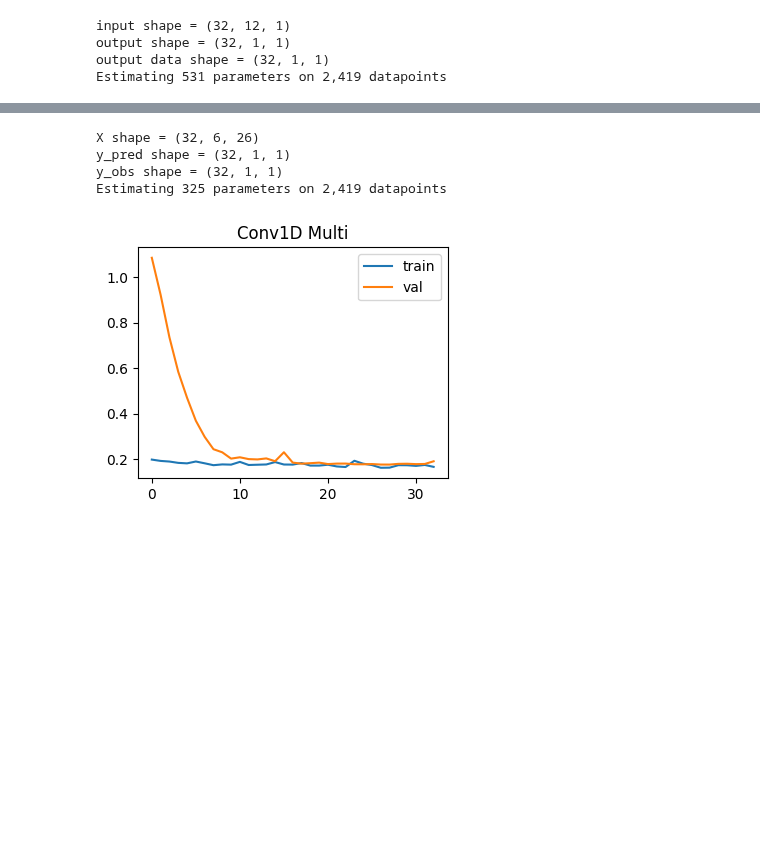
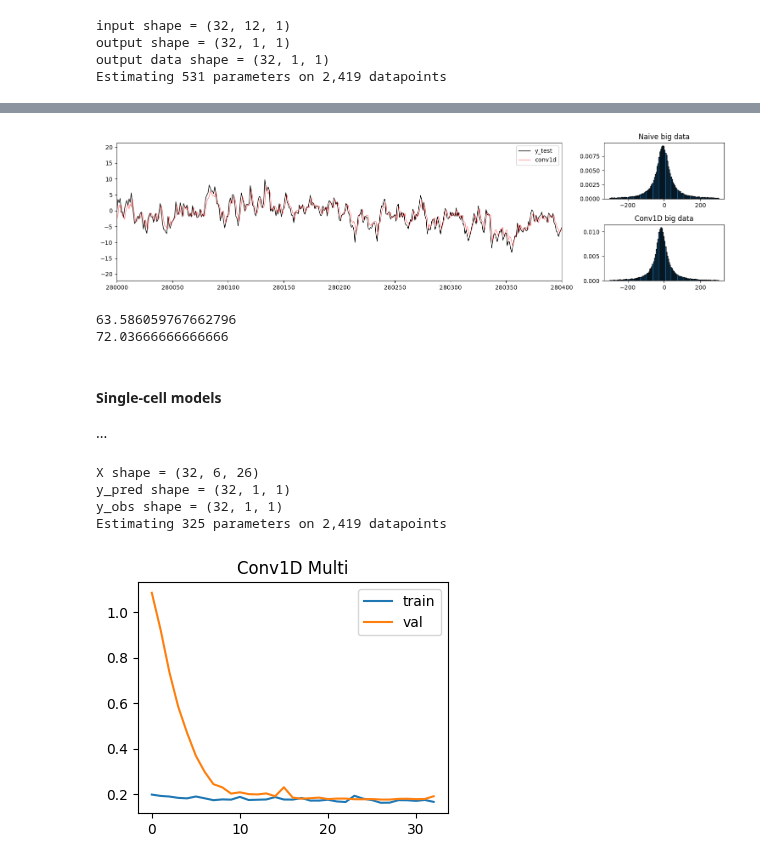
Before and after one commit to robetatis/study_notes_ml, a Jupyter notebook: demand.ipynb, the cells around one changed output, grey strips where cells are left out. Drawn from its saved outputs; the diff is of its cells as text; code cells hidden in the pictures; blank space fills up the shorter version.

```diff
--- a/demand.ipynb
+++ b/demand.ipynb
@@ -325,0 +379,2 @@ The above models only predict a single series
+# %%
+ypred_conv_bigdata = make_ypred(conv_bigdata, w_conv_bigdata, big_datasets['train_mean']['x'], big_datasets['train_sd']['x'])
@@ -326,3 +391,47 @@ The above models only predict a single series
+# %%
+ypred['conv_bigdata'] = ypred_conv_bigdata
+err_rel['conv_bigdata'] = 100. * (ypred['conv_bigdata'] - big_datasets['test_df_original']['x']) / big_datasets['test_df_original']['x']
+err_abs['conv_bigdata'] = ypred['conv_bigdata'] - big_datasets['test_df_original']['x']
+
+# add ypred for naive big data baseline model
+ypred_naive_bigdata = big_datasets['test_df_original']['x'][:-1].values
+ytest_naive_bigdata = big_datasets['test_df_original']['x'][1:].values
+ypred['naive_bigdata'] = ypred_naive_bigdata
+err_rel['naive_bigdata'] = 100. * (ypred['naive_bigdata'] - ytest_naive_bigdata)/ytest_naive_bigdata
+err_abs['naive_bigdata'] = ypred['naive_bigdata'] - ytest_naive_bigdata
+# %%
+bins = np.arange(-300, 305, 5)
+fig = plt.figure(figsize=(15, 4))
+gs = gridspec.GridSpec(2, 4)
+
+ax1 = fig.add_subplot(gs[:, :3])
+ax1.plot(big_datasets['test_timestamps'], big_datasets['test_df_original']['x'], linewidth=1, color='black', label='y_test')
+ax1.plot(big_datasets['test_timestamps'], ypred_conv_bigdata, linewidth=1, color='red', alpha=0.5, label=f'conv1d')
+ax1.set_xlim(280000, 280400)
+ax1.legend(loc=1)
+ax2 = fig.add_subplot(gs[0, 3:])
+ax2.set_title('Naive big data')
+ax2.hist(err_rel['naive_bigdata'], edgecolor='black', bins=bins, density=True)
+ax3 = fig.add_subplot(gs[1, 3:])
+ax3.set_title('Conv1D big data')
+ax3.hist(err_rel['conv_bigdata'], edgecolor='black', bins=bins, density=True)
+plt.tight_layout()
+plt.show()
+# %% [output]
+[figure, added]
+# %%
+perc_rel_errors_below_10['naive_bigdata'] = 100.*err_rel['naive_bigdata'][err_rel['naive_bigdata'] <= 10].size/err_rel['naive_bigdata'].size
+perc_rel_errors_below_10['conv_bigdata'] = 100.*err_rel['conv_bigdata'][err_rel['conv_bigdata'] <= 10].size/err_rel['conv_bigdata'].size
+
+print(perc_rel_errors_below_10['naive_bigdata'])
+print(perc_rel_errors_below_10['conv_bigdata'])
+# %% [output]
+63.586059767662796
+72.03666666666666
+# %% [markdown]
+#### **Single-cell models**
+
+...
 # %%
 CONV_WIDTH = 1*6
 LABEL_WIDTH = 1
```
Also changed, not shown: parts of 20 cells of this notebook, 2 other files.
